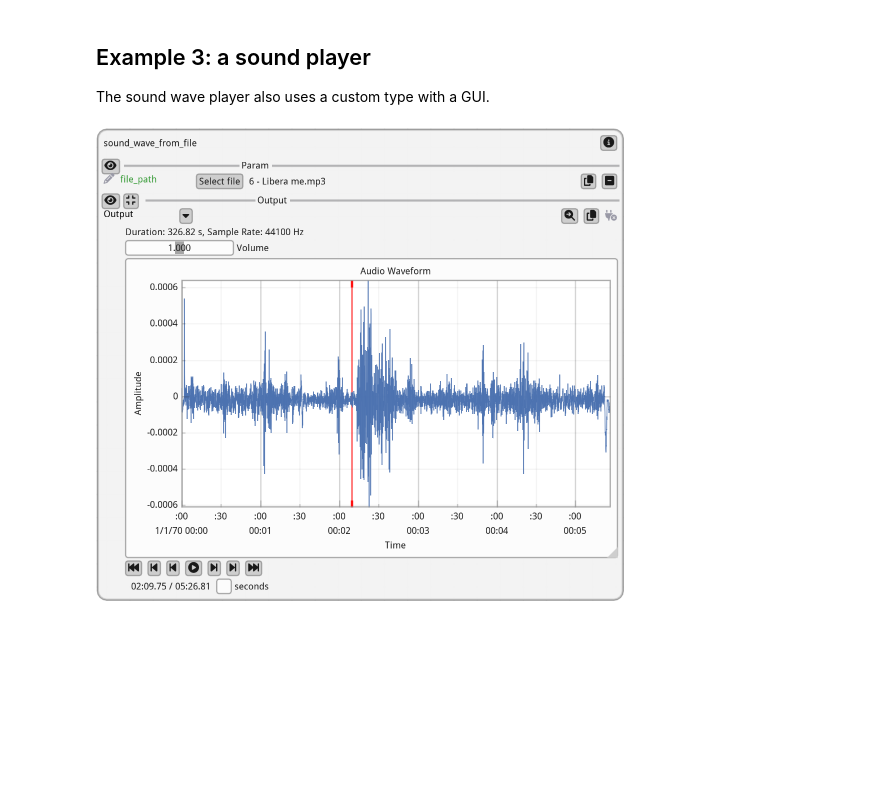
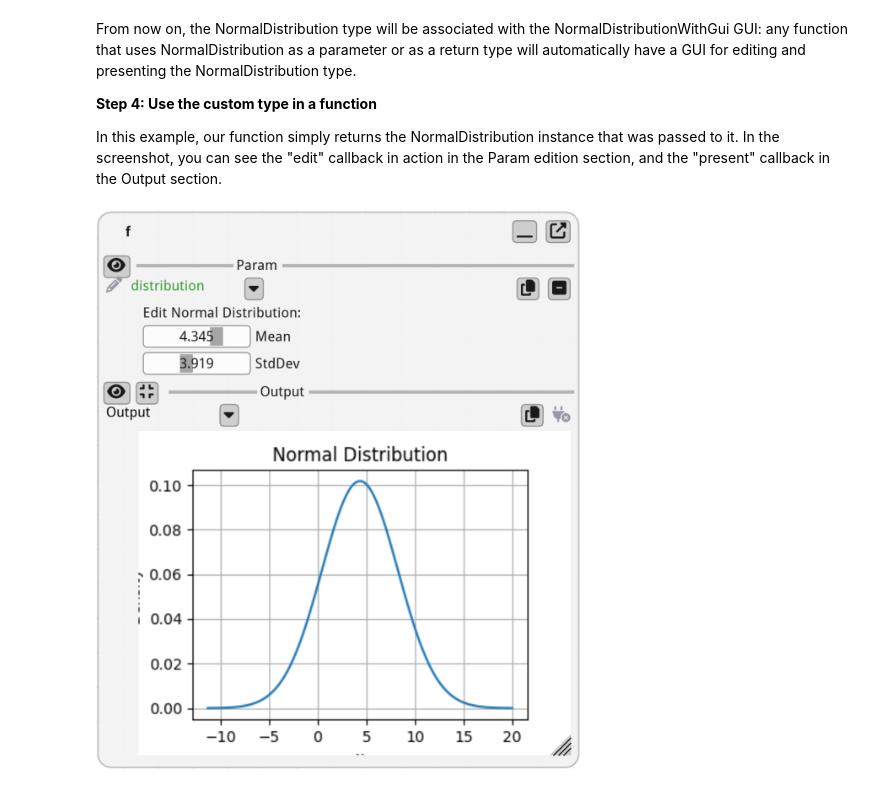
Before and after one commit to pthom/fiatlight_doc, a Jupyter notebook: manual_custom.ipynb, the cells around one changed output. Drawn from its saved outputs; the diff is of its cells as text; code cells hidden in the pictures; blank space fills up the shorter version.

Commit message:
doc / custom

```diff
--- a/manual_custom.ipynb
+++ b/manual_custom.ipynb
@@ -225,12 +192,16 @@ fiatlight.run(circle_perimeter, app_name="Circle Perimeter in banana units")
 # %% [markdown]
-Example 3: a sound player
--------------------------
+From now on, the NormalDistribution type will be associated with the NormalDistributionWithGui GUI:
+any function that uses NormalDistribution as a parameter or as a return type will automatically have a GUI for editing and presenting the NormalDistribution type.
 
-The sound wave player also uses a custom type with a GUI.
+**Step 4: Use the custom type in a function**
+
+In this example, our function simply returns the NormalDistribution instance that was passed to it.
+In the screenshot, you can see the "edit" callback in action in the Param edition section, and the "present" callback in the Output section.
 # %%
-from fiatlight.fiat_kits.experimental.fiat_audio_simple.demos import demo_sound_wave_player
+def f(distribution: NormalDistribution) -> NormalDistribution:
+    return distribution
 
-sound_wave_player_gui_demo.main()
+fl.run(f, app_name="Normal Distribution")
 # %% [output]
-[figure, old version]
+[figure, new version]
 # %% [markdown]
```
Also changed, not shown: parts of 13 cells of this notebook, 7 other files.
